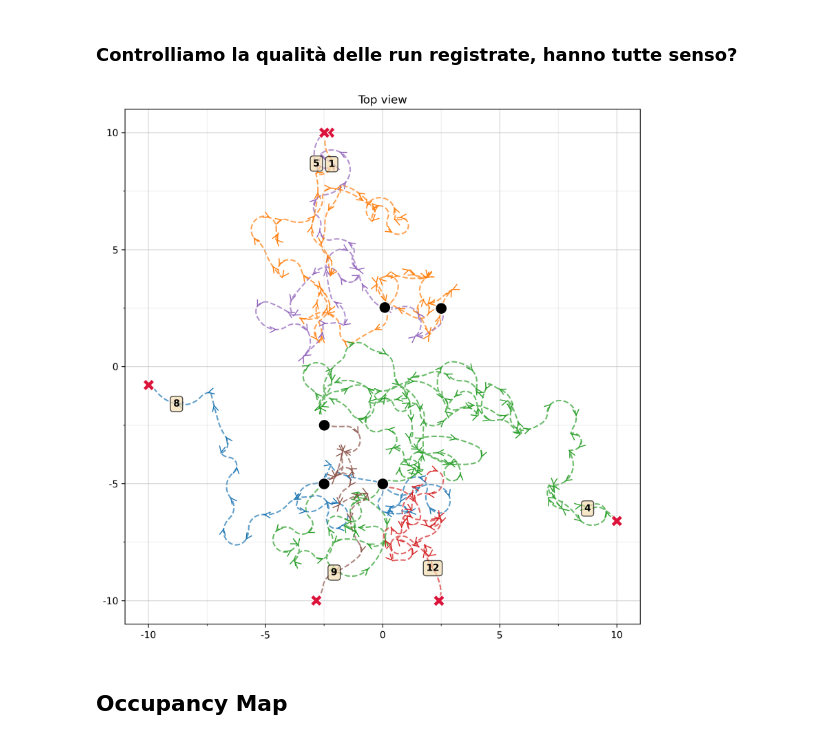
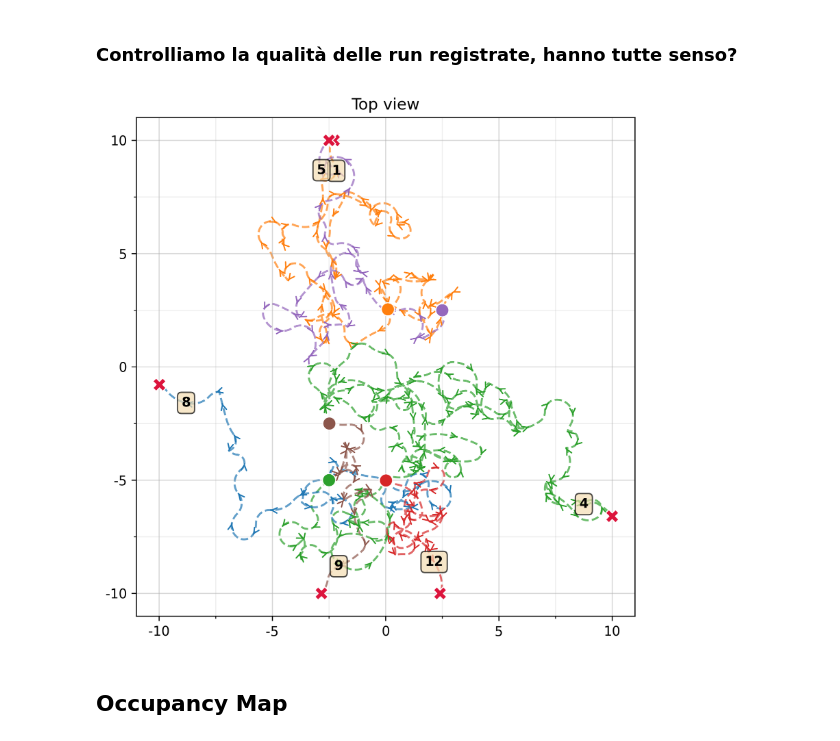
Before and after one commit to Neflux/active_learning, a Jupyter notebook: notebooks/Analyzer.ipynb, the cells around one changed output. Cells and saved outputs as stored; diff of their text form; code cells hidden in the pictures.

```diff
--- a/notebooks/Analyzer.ipynb
+++ b/notebooks/Analyzer.ipynb
@@ -301,7 +302,7 @@ def setup_topview(ax, fixed=True):
     ax.grid(which='major', alpha=0.5)
 # %%
 def plot_relative_runs(df, target = 'run'):
-    fig, ax = plt.subplots(figsize=(8,8), dpi=300)
+    fig, ax = plt.subplots(figsize=(5,5), dpi=300)
     input_cols = [f'ground_truth_odom_{axis}' for axis in ['x', 'y', 'theta']]
     output_cols = ['gt_rel_' + label.rsplit('_', 1)[-1] for label in input_cols]
     df = df.copy()
@@ -318,14 +319,17 @@ def plot_relative_runs(df, target = 'run'):
     setup_topview(ax, fixed=False)
     def show_proof(run):
         x,y,t = run[output_cols].values.T
-        ax.plot(x,y, linestyle='--', alpha=0.5)
-        ax.plot(x[-1:],y[-1:], 'x', color='black', zorder=3)
+        ax.plot(x,y, linestyle='--',alpha=0.9)
+        #ax.plot(x[-1:],y[-1:], 'x', color='black', zorder=3)
+        sns.scatterplot(x=x[-1:],y=y[-1:], style=['x'], alpha=1, color='crimson',s=100, ax=ax, legend=False, zorder=4, markers=['X'])
+
         #sns.lineplot(x=[x[0], x[0]+np.cos(t[0])*2],y=[y[0], y[0]+np.sin(t[0])*2], color='black', ax=ax)
     ax.plot([0],[0], 'o', color='black', ms=10, zorder=10)
     ax.arrow(0,0,2,0, color='black', head_width=0.3, zorder=10)
     df[df[target].isin([1,4,5,8,9, 12])].groupby(target).progress_apply(show_proof)
     ax.set_title('Blocks relative to spawn point')
     ax.set_aspect('equal')
+    plt.tight_layout()
     plt.savefig('relative_travel.png')
 #     plt.xlim(-12,12)
 #     plt.ylim(-12,12)
@@ -353,38 +357,39 @@ import utils_ros
 from utils_ros import add_arrow
 from functools import partial
 importlib.reload(utils_ros)
 import random
 random.seed(0)
 def plot_traces(df, target='run', full=1):
-    fig, ax = plt.subplots(figsize=(10,10), dpi=300)
+    fig, ax = plt.subplots(figsize=(6,6), dpi=300)
     interesting = [5,4,1,8,9,12]
     setup_topview(ax)
     props = dict(boxstyle='round', facecolor='wheat', alpha=0.7)
     colors = [f'C{i}' for i in range(len(interesting))]
     random.shuffle(colors)
     colors = {i:c for i,c in zip(interesting,colors)}
     def f(run):
         if run.iloc[0][target]%full != 0:
             return
         x,y = run[['ground_truth_odom_x','ground_truth_odom_y']].values.T
         #print(x.shape, y.shape, x[0], y[0])
         ax.plot(x,y, linestyle='--', alpha=0.7, zorder=1, color=colors[run.iloc[0][target]])
-        add_arrow(ax.lines[-1], x, y, step=100)
+        add_arrow(ax.lines[-1], x, y, step=100, size=10)
 
-        sns.scatterplot(x=x[:1],y=y[:1], style=['x'], alpha=1, color='black', s=150, ax=ax, legend=False, zorder=4)
-        sns.scatterplot(x=x[-1:],y=y[-1:], style=['x'], alpha=1, color='crimson',s=150, ax=ax, legend=False, zorder=4, markers=['X'])
+        sns.scatterplot(x=x[:1],y=y[:1], style=['x'], alpha=1, color=colors[run.iloc[0][target]], s=100, ax=ax, legend=False, zorder=4)
+        sns.scatterplot(x=x[-1:],y=y[-1:], style=['x'], alpha=1, color='crimson',s=100, ax=ax, legend=False, zorder=4, markers=['X'])
         ax.text(x[-100],y[-100],s=run.iloc[0][target],
                horizontalalignment='center', verticalalignment='center', bbox=props,  weight='bold', zorder=5)
 
 
     df[df[target].isin(interesting)].groupby(target).progress_apply(f)
     #ax.scatter(x=points[:,0], y=points[:,1])
 
     ax.set_aspect('equal')
+    plt.tight_layout()
     plt.savefig('absolute_travel.png')
 plot_traces(df, 'big_block',full=1)
 # %% [output]
-[figure, old version]
+[figure, new version]
 # %%
 # from datetime import timedelta as td
 # run_lengths_time = df.groupby('run').apply(lambda x: (x.index[-1] - x.index[0])).sort_values()
```
Also changed, not shown: parts of 2 cells of this notebook, 11 other files.
